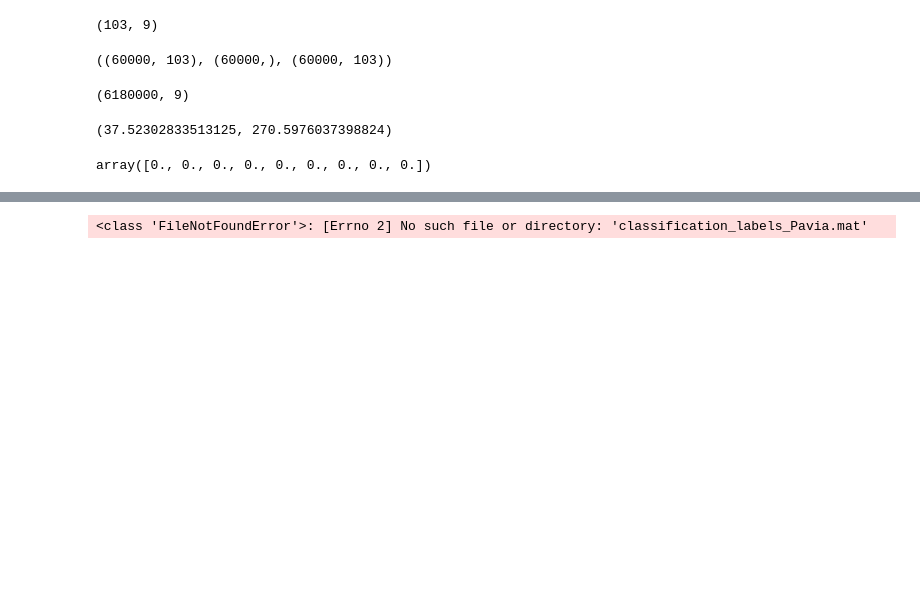
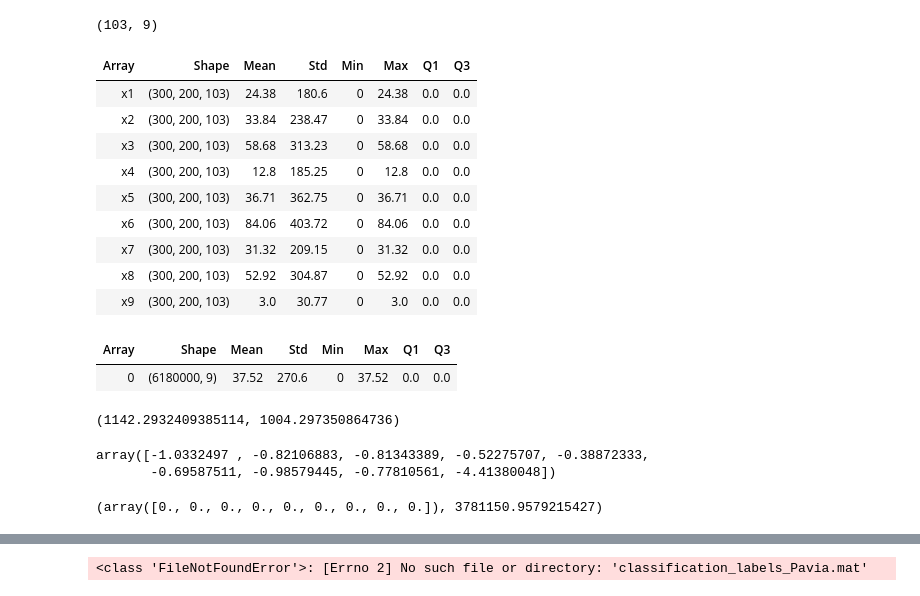
Before and after one commit to dimits-ts/hyperspectral-imaging, a Jupyter notebook: Project_AUEB.ipynb, the cells around one changed output, grey strips where cells are left out. Drawn from its saved outputs; the diff is of its cells as text; code cells hidden in the pictures; blank space fills up the shorter version.

```diff
--- a/Project_AUEB.ipynb
+++ b/Project_AUEB.ipynb
@@ -79,38 +79,69 @@ dict_keys(['__header__', '__version__', '__globals__', 'endmembers'])
 endmembers.shape
 # %% [output]
 (103, 9)
-# %%
-flat_mixed_hsi = mixed_hsi.reshape((mixed_hsi.shape[0]*mixed_hsi.shape[1]), mixed_hsi.shape[2])
-flat_labels = labels.flatten()
-flat_pure_hsi = pure_hsi.reshape((pure_hsi.shape[0]*pure_hsi.shape[1]), pure_hsi.shape[2])
-
-flat_mixed_hsi.shape, flat_labels.shape, flat_pure_hsi.shape
-# %% [output]
-((60000, 103), (60000,), (60000, 103))
+# %%
+from prettytable import PrettyTable
+
+
+def arrays_stats(arrays: list[np.ndarray], names: list[str]|None = None, decimals: int = 2) -> PrettyTable:
+    stats_table = PrettyTable(["Array", "Shape", "Mean", "Std", "Min", "Max", "Q1", "Q3"])
+
+    if names is None:
+        names = [i for i in range(len(arrays))]
+
+    if len(names) != len(arrays):
+        raise ValueError("Names and arrays must have the same length.")
+
+    for name, array in zip(names, arrays):
+        stats_table.add_row([name, array.shape, round(array.mean(), decimals),  round(array.std(), decimals),
+                             round(array.min(), decimals), round(array.mean(), decimals),
+                             round(np.quantile(array, 0.25), decimals), round(np.quantile(array, 0.75), decimals)])
+    return stats_table
+# %%
+X = []
+endpoints = np.delete(np.unique(labels), np.unique(labels)==0)
+
+for endpoint in endpoints:
+    x = hsi.copy()
+    x[labels != endpoint] = 0
+    X.append(x)
+# %%
+arrays_stats(X, names=[f"x{endpoint}" for endpoint in endpoints])
+# %% [output]
+| Array | Shape | Mean | Std | Min | Max | Q1 | Q3 |
+| x1 | (300, 200, 103) | 24.38 | 180.6 | 0 | 24.38 | 0.0 | 0.0 |
+| x2 | (300, 200, 103) | 33.84 | 238.47 | 0 | 33.84 | 0.0 | 0.0 |
+| x3 | (300, 200, 103) | 58.68 | 313.23 | 0 | 58.68 | 0.0 | 0.0 |
+| x4 | (300, 200, 103) | 12.8 | 185.25 | 0 | 12.8 | 0.0 | 0.0 |
+| x5 | (300, 200, 103) | 36.71 | 362.75 | 0 | 36.71 | 0.0 | 0.0 |
+| x6 | (300, 200, 103) | 84.06 | 403.72 | 0 | 84.06 | 0.0 | 0.0 |
+| x7 | (300, 200, 103) | 31.32 | 209.15 | 0 | 31.32 | 0.0 | 0.0 |
+| x8 | (300, 200, 103) | 52.92 | 304.87 | 0 | 52.92 | 0.0 | 0.0 |
+| x9 | (300, 200, 103) | 3.0 | 30.77 | 0 | 3.0 | 0.0 | 0.0 |
 # %%
-X = []
-
-for endpoint in np.unique(labels):
-    if endpoint != 0:
-        x = hsi.copy()
-        x[labels != endpoint] = 0
-        X.append(x)
-
 X = np.array(X)
 X = np.moveaxis(X, 0, 3)
 X = X.reshape((X.shape[0]*X.shape[1]*X.shape[2]), X.shape[3])
-X.shape
+arrays_stats([X])
 # %% [output]
-(6180000, 9)
+| Array | Shape | Mean | Std | Min | Max | Q1 | Q3 |
+| 0 | (6180000, 9) | 37.52 | 270.6 | 0 | 37.52 | 0.0 | 0.0 |
 # %%
-X.mean(), X.std()
+mixed_hsi.mean(), mixed_hsi.std()
 # %% [output]
-(37.52302833513125, 270.5976037398824)
+(1142.2932409385114, 1004.297350864736)
 # %%
 from sklearn.linear_model import LinearRegression
 
-
-model = LinearRegression(fit_intercept=False).fit(X, mixed_hsi.flatten())
+y = mixed_hsi.flatten()
+model = LinearRegression(fit_intercept=True).fit(X, y)
 model.coef_
 # %% [output]
-array([0., 0., 0., 0., 0., 0., 0., 0., 0.])
+array([-1.0332497 , -0.82106883, -0.81343389, -0.52275707, -0.38872333,
+       -0.69587511, -0.98579445, -0.77810561, -4.41380048])
+# %%
+from scipy import optimize
+
+optimize.nnls(X, y)
+# %% [output]
+(array([0., 0., 0., 0., 0., 0., 0., 0., 0.]), 3781150.9579215427)
```
Also changed, not shown: parts of 3 cells of this notebook.
